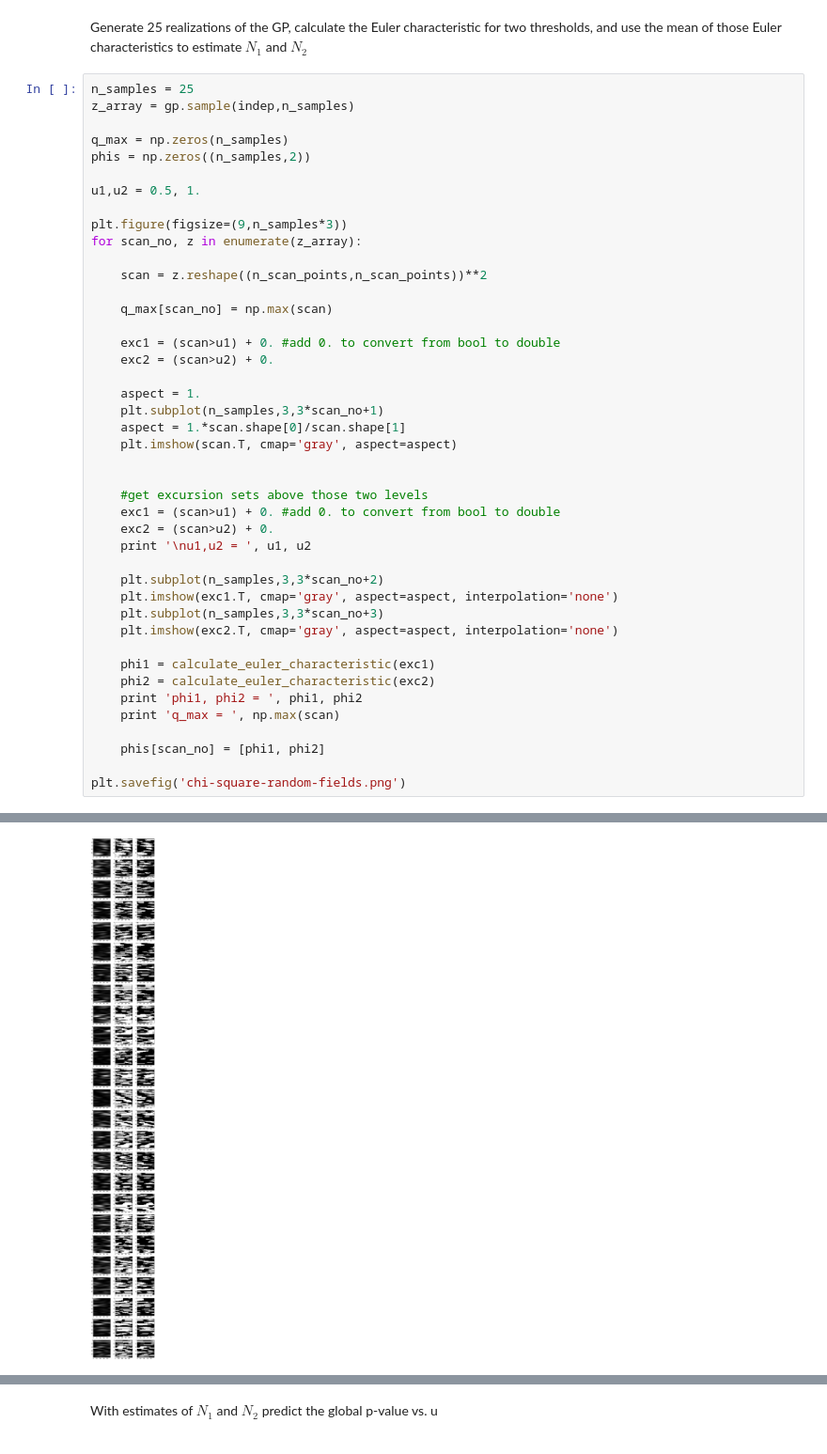
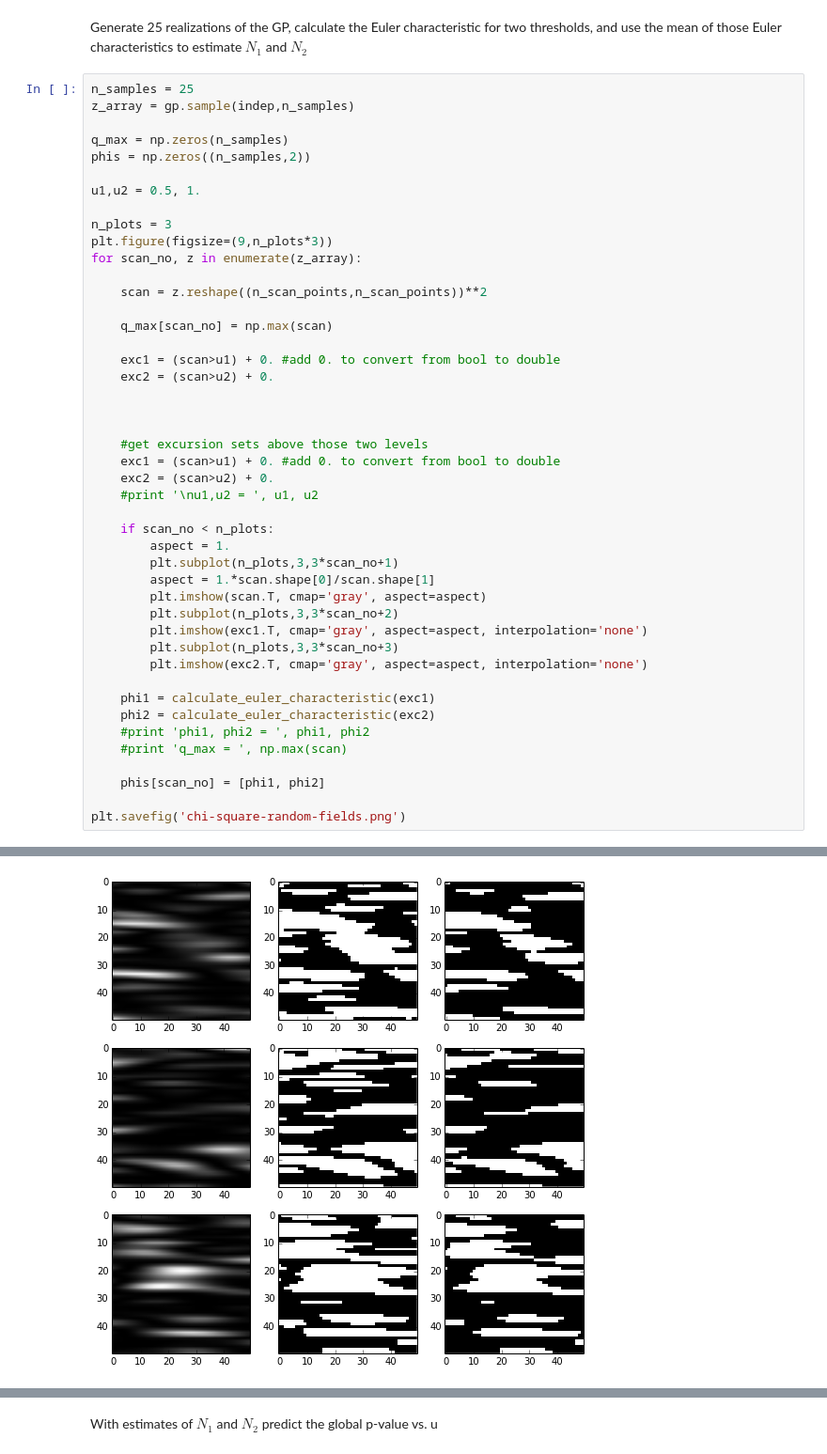
Before and after one commit to cranmer/look-elsewhere-2d, a Jupyter notebook: create_gaussian_process_examples.ipynb, the cells around one changed output, grey strips where cells are left out. Shown: that part at 94% size. Cells and saved outputs as stored; diff of their text form.

Commit message:
less verbose, fewer plots

```diff
--- a/create_gaussian_process_examples.ipynb
+++ b/create_gaussian_process_examples.ipynb
@@ -108,7 +108,8 @@ phis = np.zeros((n_samples,2))
 
 u1,u2 = 0.5, 1.
 
-plt.figure(figsize=(9,n_samples*3))
+n_plots = 3
+plt.figure(figsize=(9,n_plots*3))
 for scan_no, z in enumerate(z_array):
 
     scan = z.reshape((n_scan_points,n_scan_points))**2
@@ -118,26 +119,27 @@ for scan_no, z in enumerate(z_array):
     exc1 = (scan>u1) + 0. #add 0. to convert from bool to double
     exc2 = (scan>u2) + 0.
 
-    aspect = 1.
-    plt.subplot(n_samples,3,3*scan_no+1)
-    aspect = 1.*scan.shape[0]/scan.shape[1]
-    plt.imshow(scan.T, cmap='gray', aspect=aspect)
 
 
     #get excursion sets above those two levels
     exc1 = (scan>u1) + 0. #add 0. to convert from bool to double
     exc2 = (scan>u2) + 0.
-    print '\nu1,u2 = ', u1, u2
+    #print '\nu1,u2 = ', u1, u2
 
-    plt.subplot(n_samples,3,3*scan_no+2)
-    plt.imshow(exc1.T, cmap='gray', aspect=aspect, interpolation='none')
-    plt.subplot(n_samples,3,3*scan_no+3)
-    plt.imshow(exc2.T, cmap='gray', aspect=aspect, interpolation='none')
+    if scan_no < n_plots:
+        aspect = 1.
+        plt.subplot(n_plots,3,3*scan_no+1)
+        aspect = 1.*scan.shape[0]/scan.shape[1]
+        plt.imshow(scan.T, cmap='gray', aspect=aspect)
+        plt.subplot(n_plots,3,3*scan_no+2)
+        plt.imshow(exc1.T, cmap='gray', aspect=aspect, interpolation='none')
+        plt.subplot(n_plots,3,3*scan_no+3)
+        plt.imshow(exc2.T, cmap='gray', aspect=aspect, interpolation='none')
 
     phi1 = calculate_euler_characteristic(exc1)
     phi2 = calculate_euler_characteristic(exc2)
-    print 'phi1, phi2 = ', phi1, phi2
-    print 'q_max = ', np.max(scan)
+    #print 'phi1, phi2 = ', phi1, phi2
+    #print 'q_max = ', np.max(scan)
 
     phis[scan_no] = [phi1, phi2]
 
@@ -163,4 +148,4 @@ q_max =  7.14979315456
-[figure, old version]
+[figure, new version]
 # %%
 exp_phi_1, exp_phi_2 = np.mean(phis[:,0]), np.mean(phis[:,1])
 exp_phi_1, exp_phi_2
```
Also changed, not shown: parts of 8 cells of this notebook, 2 other files.
